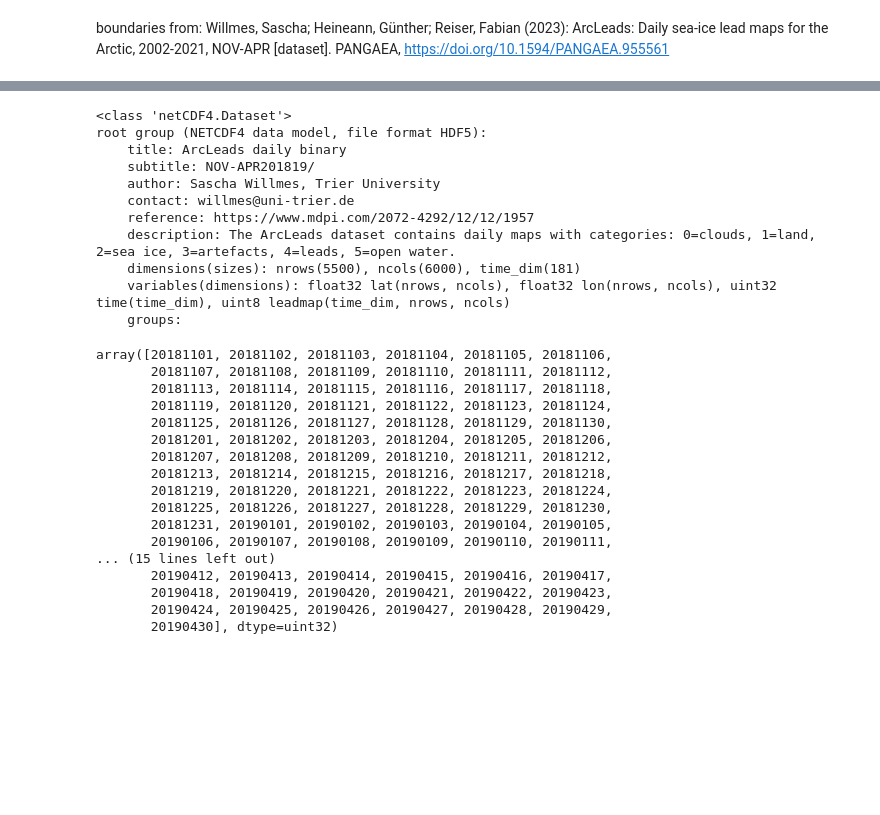
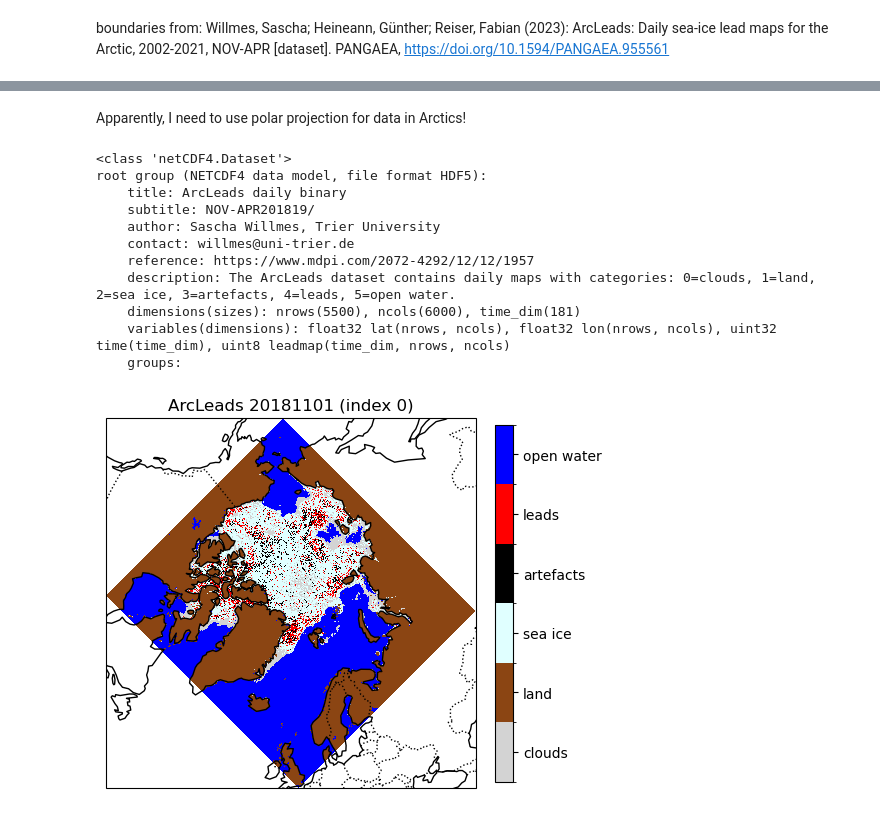
Before and after one commit to mfkiwl/spaceborne_gnssr_cwf_processing, a Jupyter notebook: notebooks/ice_leads.ipynb, the cells around one changed output, grey strips where cells are left out. Cells and saved outputs as stored; diff of their text form; code cells hidden in the pictures; blank space fills up the shorter version.

Commit message:
first attempt to visualize the ice leads data  -- will look into polartoolkit...

```diff
--- a/notebooks/ice_leads.ipynb
+++ b/notebooks/ice_leads.ipynb
@@ -70,7 +67,6 @@ gdf[gdf.intersects(bbox_arctic_leads.geometry[0])].explore()
+# %% [markdown]
+Apparently, I need to use polar projection for data in Arctics!
 # %%
-from netCDF4 import Dataset
-import numpy as np
-from pathlib import Path
 
 # use parent of cWF_data_dir and the ~ancillary/ArcAnt_LEADS subfolder
 leads_dir = Path(cWF_data_dir).parent / '~ancillary' / 'ArcAnt_LEADS'
@@ -79,7 +75,11 @@ ncfile = Dataset(str(nc_path), 'r')
 print(ncfile)
 
 time = np.copy(ncfile['time'])
-time
+lon = np.copy(ncfile['lon'])
+lat = np.copy(ncfile['lat'])
+#leads = np.copy(ncfile['leadmap']) #this will crash the kernel - oom?
+leads = np.array(nc['leadmap'][0])
+nc.close()
 # %% [output]
 <class 'netCDF4.Dataset'>
 root group (NETCDF4 data model, file format HDF5):
@@ -92,24 +92,24 @@ root group (NETCDF4 data model, file format HDF5):
     dimensions(sizes): nrows(5500), ncols(6000), time_dim(181)
     variables(dimensions): float32 lat(nrows, ncols), float32 lon(nrows, ncols), uint32 time(time_dim), uint8 leadmap(time_dim, nrows, ncols)
     groups:
-array([20181101, 20181102, 20181103, 20181104, 20181105, 20181106,
-       20181107, 20181108, 20181109, 20181110, 20181111, 20181112,
-       20181113, 20181114, 20181115, 20181116, 20181117, 20181118,
-       20181119, 20181120, 20181121, 20181122, 20181123, 20181124,
-       20181125, 20181126, 20181127, 20181128, 20181129, 20181130,
-       20181201, 20181202, 20181203, 20181204, 20181205, 20181206,
-       20181207, 20181208, 20181209, 20181210, 20181211, 20181212,
-       20181213, 20181214, 20181215, 20181216, 20181217, 20181218,
-       20181219, 20181220, 20181221, 20181222, 20181223, 20181224,
-       20181225, 20181226, 20181227, 20181228, 20181229, 20181230,
-       20181231, 20190101, 20190102, 20190103, 20190104, 20190105,
-       20190106, 20190107, 20190108, 20190109, 20190110, 20190111,
-... (15 lines left out)
-       20190412, 20190413, 20190414, 20190415, 20190416, 20190417,
-       20190418, 20190419, 20190420, 20190421, 20190422, 20190423,
-       20190424, 20190425, 20190426, 20190427, 20190428, 20190429,
-       20190430], dtype=uint32)
-# %%
-leads = np.copy(ncfile['leadmap'])
-lon = np.copy(ncfile['lon'])
-lat = np.copy(ncfile['lat'])
+# %%
+from matplotlib.colors import ListedColormap, BoundaryNorm
+
+colors = ['lightgrey','saddlebrown','lightcyan','black','red','blue']
+labels = ['clouds','land','sea ice','artefacts','leads','open water']
+cmap = ListedColormap(colors)
+norm = BoundaryNorm([-0.5,0.5,1.5,2.5,3.5,4.5,5.5], cmap.N)
+
+import cartopy.crs as ccrs
+import cartopy.feature as cfeature
+ax = plt.subplot(1,1,1, projection=ccrs.NorthPolarStereo())
+transform = ccrs.PlateCarree() if (np.nanmin(lon) >= -180 and np.nanmax(lon) <= 360) else ccrs.NorthPolarStereo()
+mesh = ax.pcolormesh(lon, lat, leads, transform=transform, cmap=cmap, norm=norm, shading='auto')
+ax.add_feature(cfeature.COASTLINE)
+ax.add_feature(cfeature.BORDERS, linestyle=':')
+plt.title(f'ArcLeads {time[0]} (index {0})')
+cbar = plt.colorbar(mesh, ax=ax, fraction=0.036, pad=0.04, ticks=range(len(labels)))
+cbar.ax.set_yticklabels(labels)
+plt.show()
+# %% [output]
+[figure, added]
```
Also changed, not shown: parts of 2 cells of this notebook.
